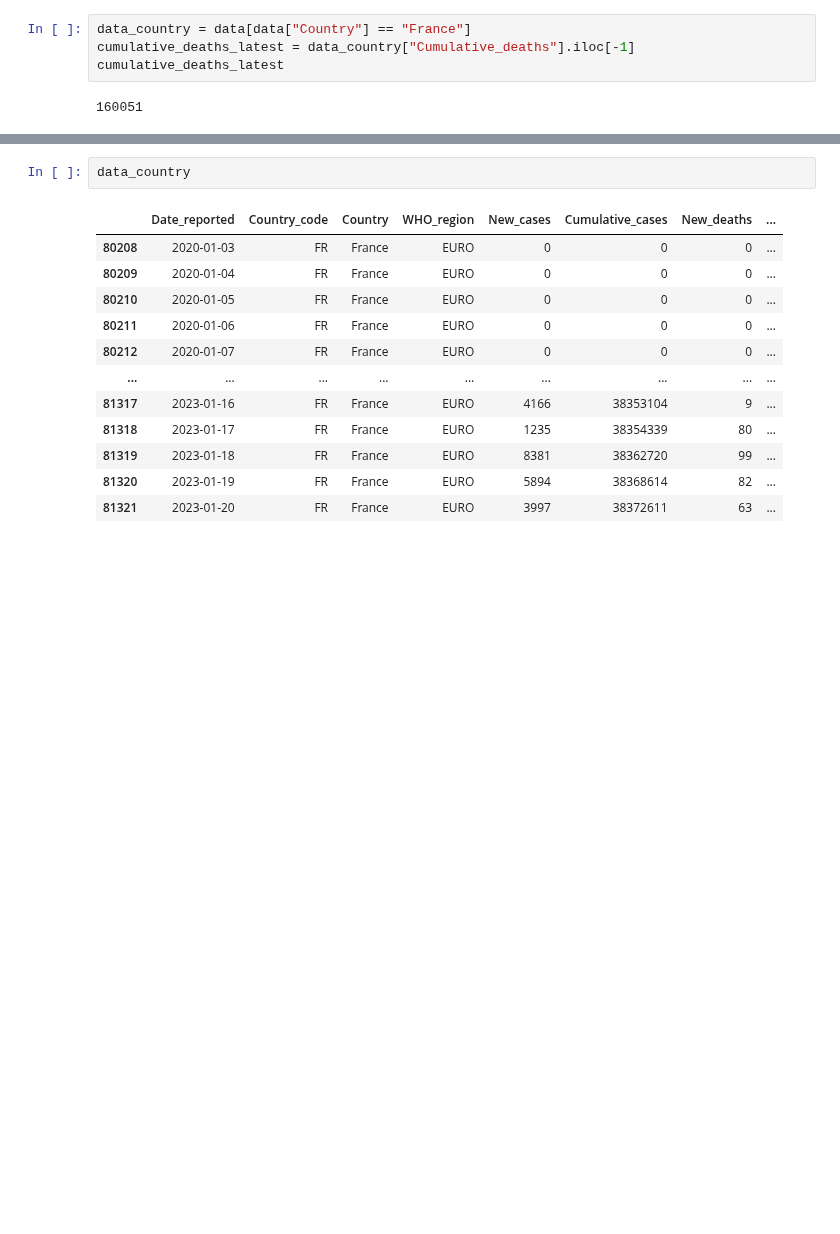
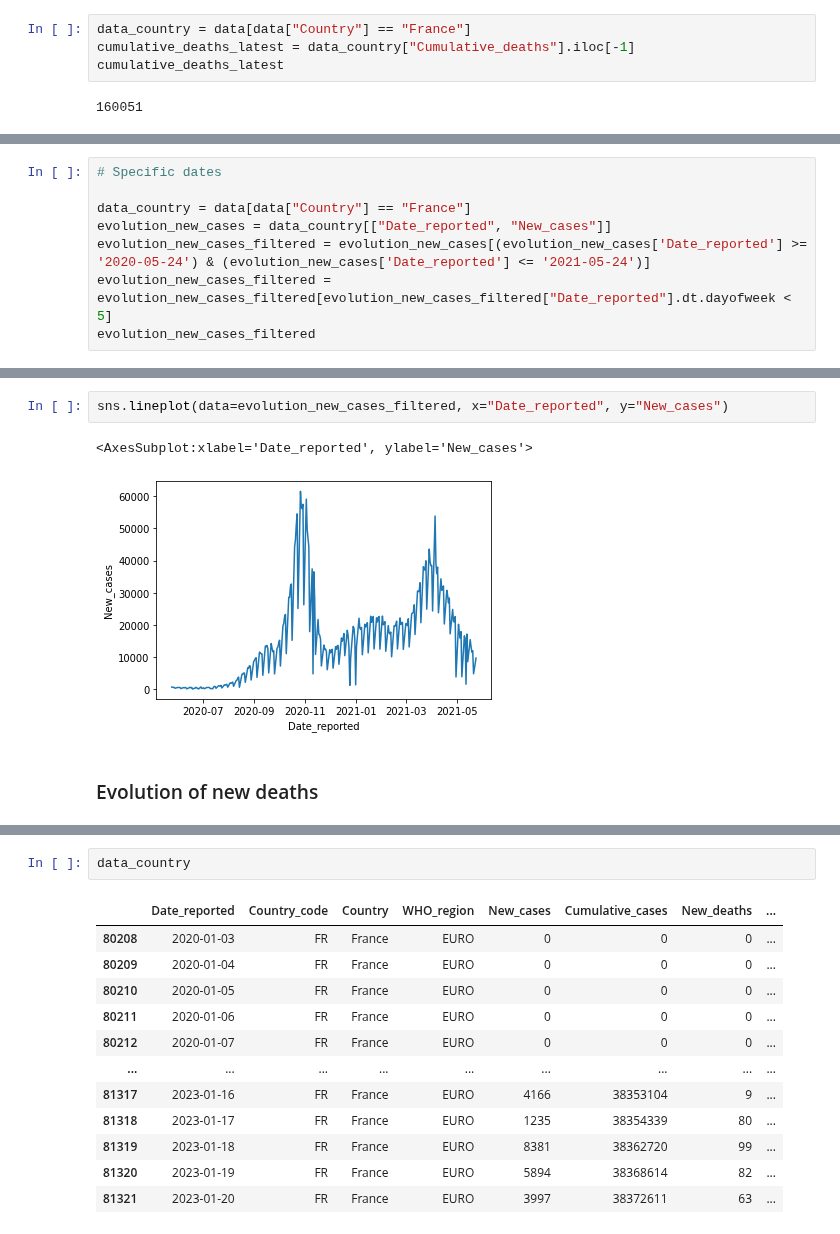
Before and after one commit to AmElmo/Covid_tracking_dashboard, a Jupyter notebook: data_collection.ipynb, the cells around one changed output, grey strips where cells are left out. Saved outputs shown, nothing was run; the diff lists cells and outputs as text; blank space fills up the shorter version.

```diff
--- a/data_collection.ipynb
+++ b/data_collection.ipynb
@@ -54,0 +89,8 @@ cumulative_deaths_latest
+# %%
+# Specific dates
+
+data_country = data[data["Country"] == "France"]
+evolution_new_cases = data_country[["Date_reported", "New_cases"]]
+evolution_new_cases_filtered = evolution_new_cases[(evolution_new_cases['Date_reported'] >= '2020-05-24') & (evolution_new_cases['Date_reported'] <= '2021-05-24')]
+evolution_new_cases_filtered = evolution_new_cases_filtered[evolution_new_cases_filtered["Date_reported"].dt.dayofweek < 5]
+evolution_new_cases_filtered
@@ -54,0 +111,7 @@ cumulative_deaths_latest
+# %%
+sns.lineplot(data=evolution_new_cases_filtered, x="Date_reported", y="New_cases")
+# %% [output]
+<AxesSubplot:xlabel='Date_reported', ylabel='New_cases'>
+[figure, added]
+# %% [markdown]
+### Evolution of new deaths
```
Also changed, not shown: parts of 20 cells of this notebook.
